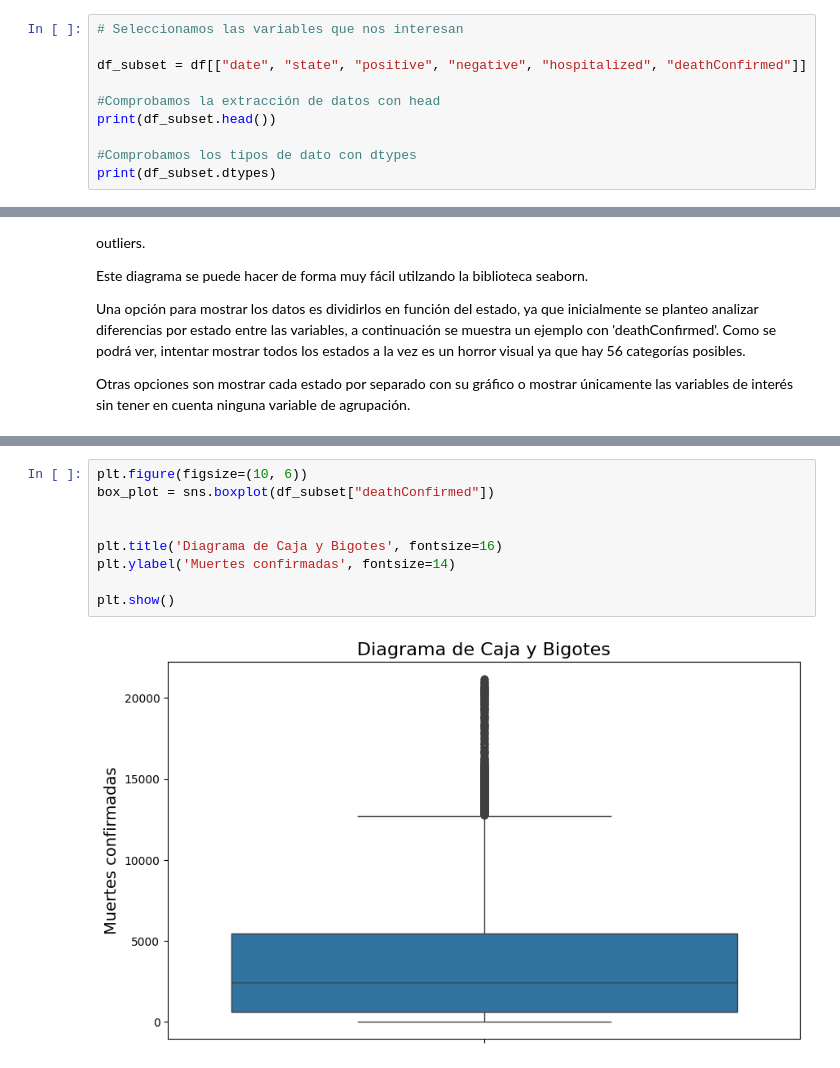
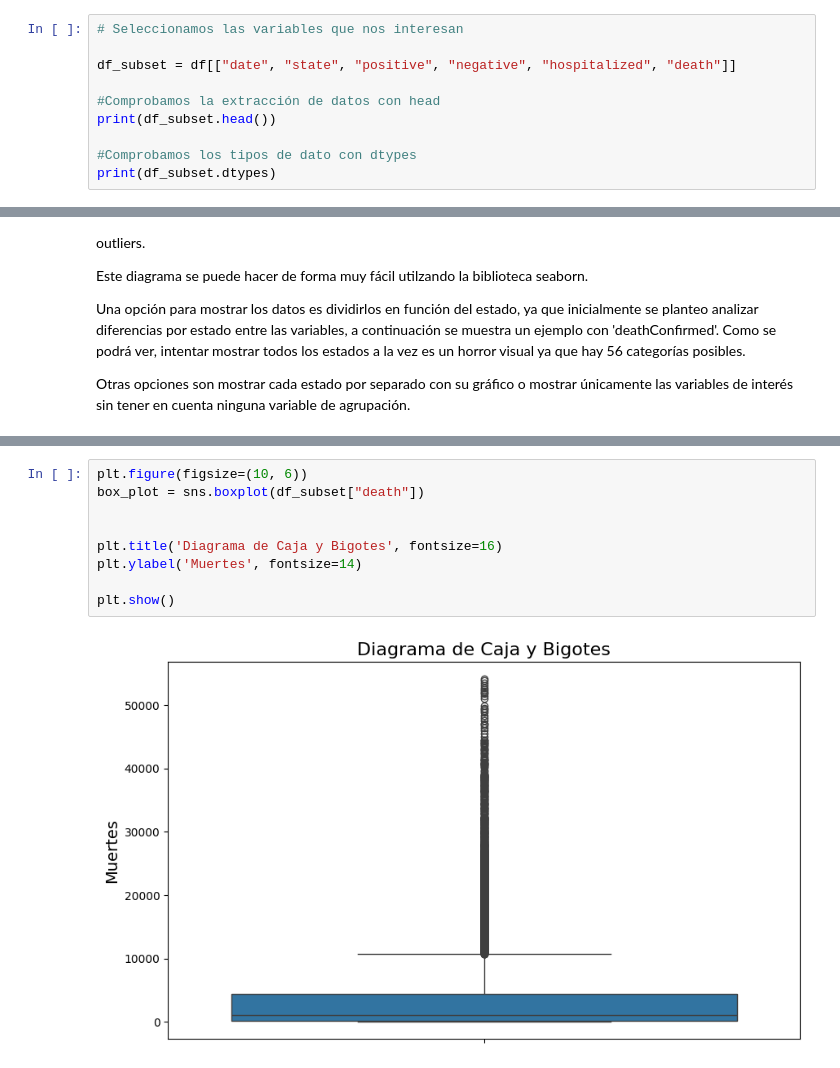
Before and after one commit to AI-School-F5-P3/Carri-Datathon, a Jupyter notebook: Analisis.ipynb, the cells around one changed output, grey strips where cells are left out. Saved outputs shown, nothing was run; the diff lists cells and outputs as text.

```diff
--- a/Analisis.ipynb
+++ b/Analisis.ipynb
@@ -49,7 +49,7 @@ Para seleccionar correctamente los datos en este caso basta con mirar el nombre
 # %%
 # Seleccionamos las variables que nos interesan
 
-df_subset = df[["date", "state", "positive", "negative", "hospitalized", "deathConfirmed"]]
+df_subset = df[["date", "state", "positive", "negative", "hospitalized", "death"]]
 
 #Comprobamos la extracción de datos con head
 print(df_subset.head())
@@ -242,11 +240,11 @@ plt.show()
 # %%
 plt.figure(figsize=(10, 6))
-box_plot = sns.boxplot(df_subset["deathConfirmed"])
+box_plot = sns.boxplot(df_subset["death"])
 
 
 plt.title('Diagrama de Caja y Bigotes', fontsize=16)
-plt.ylabel('Muertes confirmadas', fontsize=14)
+plt.ylabel('Muertes', fontsize=14)
 
 plt.show()
 # %% [output]
-[figure, old version]
+[figure, new version]
```
Also changed, not shown: parts of 13 cells of this notebook.
